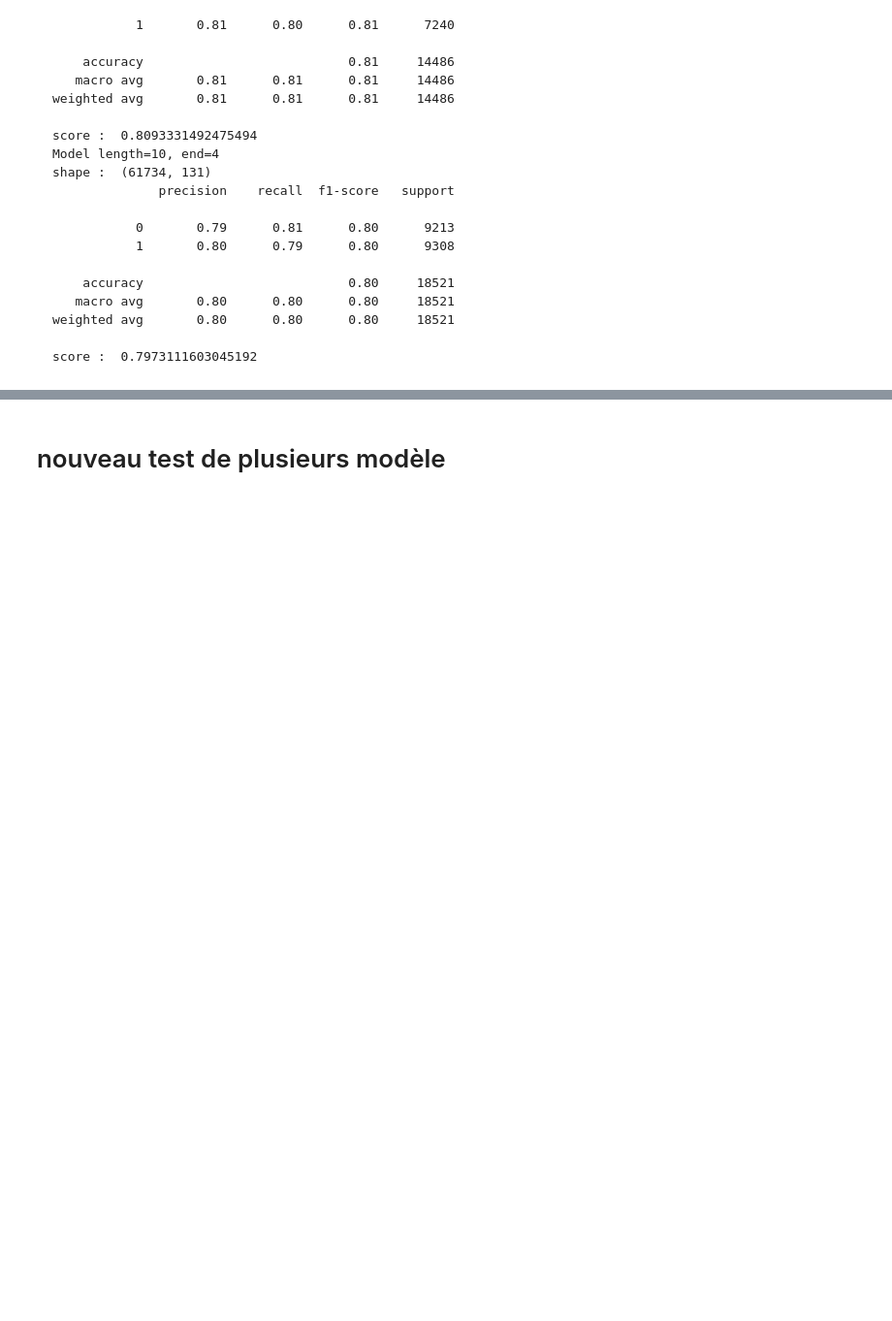
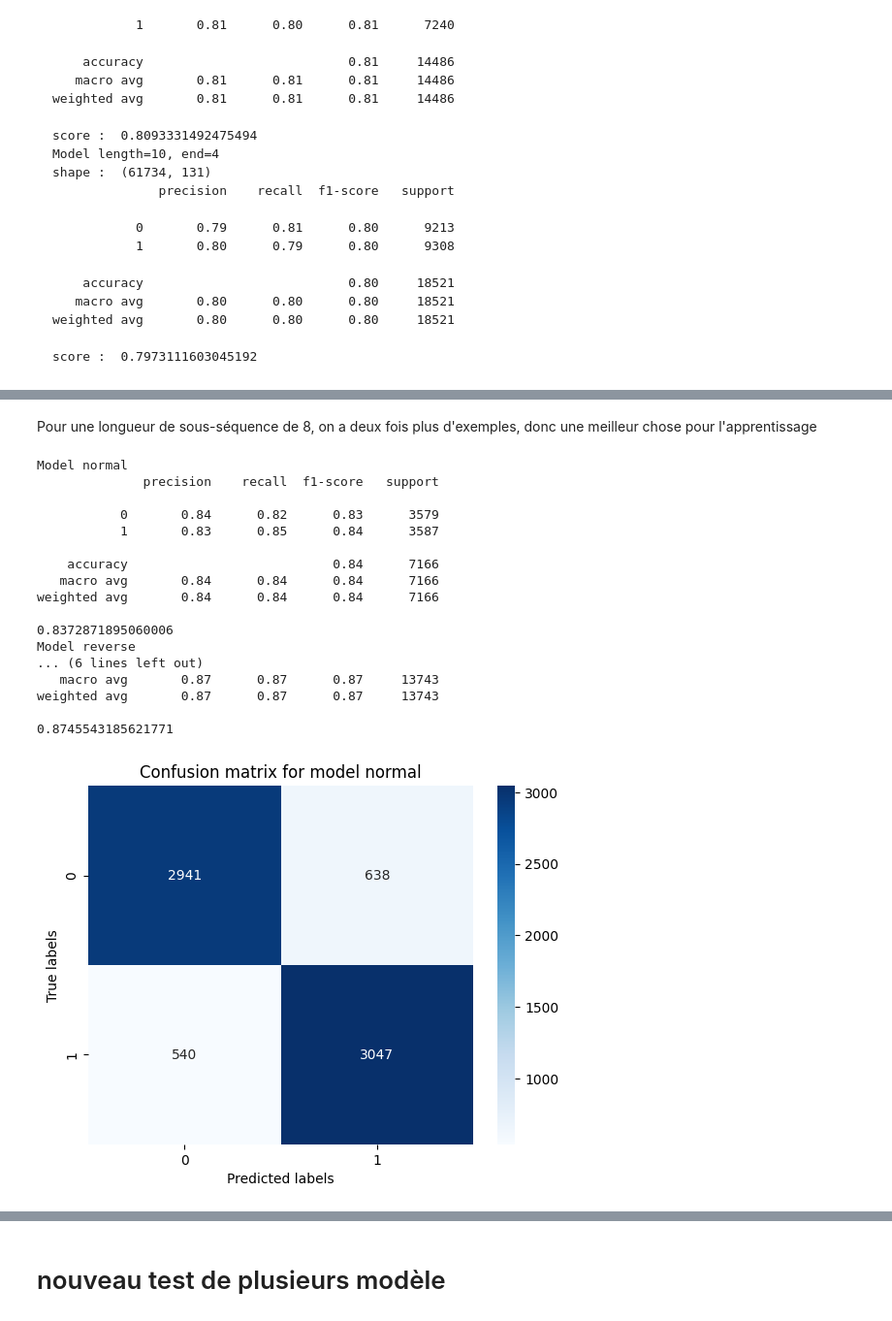
Before and after one commit to pargass/projet_fin_de_phrases_musicales, a Jupyter notebook: musique.ipynb, the cells around one changed output, grey strips where cells are left out. Shown: that part at 97% size. Saved outputs shown, nothing was run; the diff lists cells and outputs as text; code cells hidden in the pictures; blank space fills up the shorter version.

```diff
--- a/musique.ipynb
+++ b/musique.ipynb
@@ -642,4 +785,13 @@ import warnings
 # relu meilleur que tanh, alpha = 0.0001, learning_rate = constant, max_iter = 200
 # %% [output]
 "\n[('tanh', 'sgd', 0.0001, 'constant', 100, 0.6331837211870238),\n ('tanh', 'sgd', 0.0001, 'constant', 200, 0.6267489099900372),\n ('tanh', 'sgd', 0.0001, 'constant', 300, 0.6267355570727817),\n ('ta ...
+# %%
+if best_params == {}:
+    best_params = {
+        'activation': 'relu',
+        'solver': 'adam',
+        'alpha': 0.0001,
+        'learning_rate': 'constant',
+        'max_iter': 200
+    }
 # %% [markdown]
@@ -1377,36 +1659,52 @@ On a ajouté un paramètre reverse dans la fonction generate_subsequences pour p
+# %% [markdown]
+Pour une longueur de sous-séquence de 8, on a deux fois plus d'exemples, donc une meilleur chose pour l'apprentissage
 # %%
-# X_normal = balanced_df_flattened_normal.drop(columns=['phrase_end'])
-# y_normal = balanced_df_flattened_normal['phrase_end']
+X_normal = balanced_df_flattened_normal.drop(columns=['phrase_end'])
+y_normal = balanced_df_flattened_normal['phrase_end']
 
-# X_reverse = balanced_df_flattened_reverse.drop(columns=['phrase_end'])
-# y_reverse = balanced_df_flattened_reverse['phrase_end']
+X_reverse = balanced_df_flattened_reverse.drop(columns=['phrase_end'])
+y_reverse = balanced_df_flattened_reverse['phrase_end']
 
-# X_train_normal, X_test_normal, y_train_normal, y_test_normal = train_test_split(X_normal, y_normal, test_size=0.3, random_state=42)
-# X_train_reverse, X_test_reverse, y_train_reverse, y_test_reverse = train_test_split(X_reverse, y_reverse, test_size=0.3, random_state=42)
+X_train_normal, X_test_normal, y_train_normal, y_test_normal = train_test_split(X_normal, y_normal, test_size=0.3, random_state=42)
+X_train_reverse, X_test_reverse, y_train_reverse, y_test_reverse = train_test_split(X_reverse, y_reverse, test_size=0.3, random_state=42)
 
-# pipeline_normal = Pipeline([
-#     ('scaler', StandardScaler()),
-#     ('mlp', MLPClassifier(activation='relu', solver='sgd', alpha=0.0001, learning_rate='constant', max_iter=200))
-# ])
+pipeline = Pipeline([
+    ('scaler', StandardScaler()),
+    ('mlp', MLPClassifier(**best_params))
+])
 
-# pipeline_reverse = Pipeline([
-#     ('scaler', StandardScaler()),
-#     ('mlp', MLPClassifier(activation='relu', solver='sgd', alpha=0.0001, learning_rate='constant', max_iter=200))
-# ])
+pipeline.fit(X_train_normal, y_train_normal)
+y_pred_normal = pipeline.predict(X_test_normal)
 
-# pipeline_normal.fit(X_train_normal, y_train_normal)
-# pipeline_reverse.fit(X_train_reverse, y_train_reverse)
+pipeline.fit(X_train_reverse, y_train_reverse)
+y_pred_reverse = pipeline.predict(X_test_reverse)
 
-# y_pred_normal = pipeline_normal.predict(X_test_normal)
-# y_pred_reverse = pipeline_reverse.predict(X_test_reverse)
+print("Model normal")
+print(classification_report(y_test_normal, y_pred_normal))
+print(pipeline.score(X_test_normal, y_test_normal))
 
-# print("Model normal")
-# print(classification_report(y_test_normal, y_pred_normal))
-# print(pipeline_normal.score(X_test_normal, y_test_normal))
+print("Model reverse")
+print(classification_report(y_test_reverse, y_pred_reverse))
+print(pipeline.score(X_test_reverse, y_test_reverse))
 
-# print("Model reverse")
-# print(classification_report(y_test_reverse, y_pred_reverse))
-# print(pipeline_reverse.score(X_test_reverse, y_test_reverse))
-
-# plot_confusion_matrix(y_test_normal, y_pred_normal, 'Confusion matrix for model normal', display=True)
-# plot_confusion_matrix(y_test_reverse, y_pred_reverse, 'Confusion matrix for model reverse', display=True)
+plot_confusion_matrix(y_test_normal, y_pred_normal, 'Confusion matrix for model normal', display=True)
+plot_confusion_matrix(y_test_reverse, y_pred_reverse, 'Confusion matrix for model reverse', display=True)
+# %% [output]
+Model normal
+              precision    recall  f1-score   support
+
+           0       0.84      0.82      0.83      3579
+           1       0.83      0.85      0.84      3587
+
+    accuracy                           0.84      7166
+   macro avg       0.84      0.84      0.84      7166
+weighted avg       0.84      0.84      0.84      7166
+
+0.8372871895060006
+Model reverse
+... (6 lines left out)
+   macro avg       0.87      0.87      0.87     13743
+weighted avg       0.87      0.87      0.87     13743
+
+0.8745543185621771
+[figure, added]
```
Also changed, not shown: parts of 84 cells of this notebook, 39 other files.
